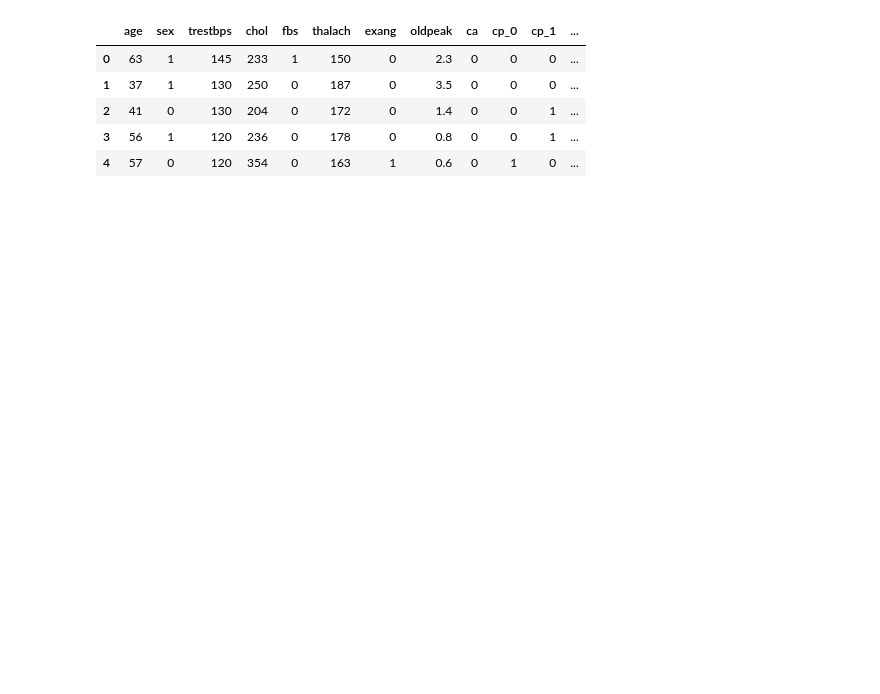
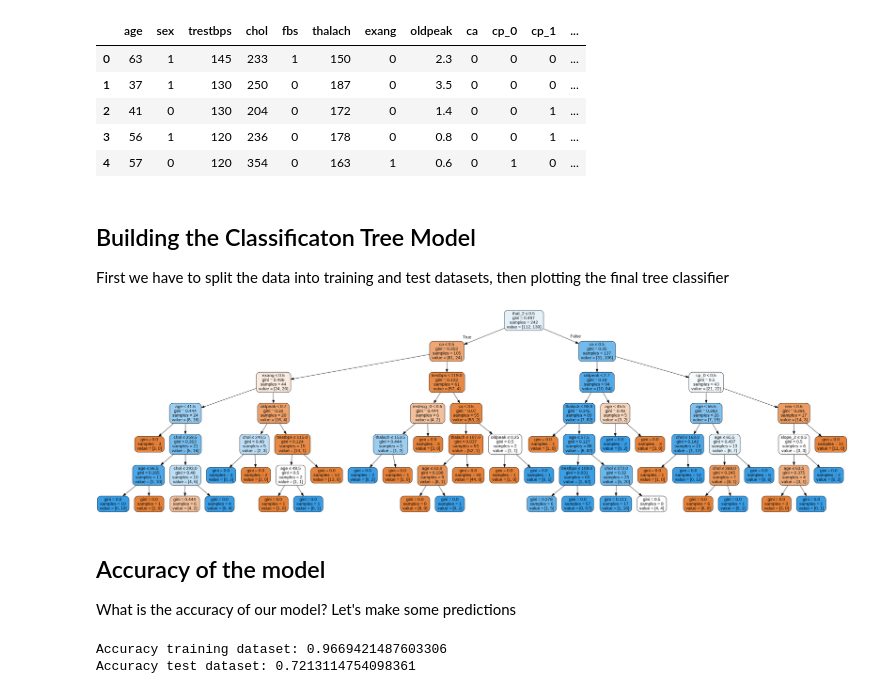
Before and after one commit to ijuanfe/uv-ai_project2, a Jupyter notebook: kaggle-classification-project2.ipynb, the cells around one changed output. Saved outputs shown, nothing was run; the diff lists cells and outputs as text; code cells hidden in the pictures; blank space fills up the shorter version.

```diff
--- a/kaggle-classification-project2.ipynb
+++ b/kaggle-classification-project2.ipynb
@@ -293,3 +296,33 @@ X_encoded.head()
 | 2 | 41 | 0 | 130 | 204 | 0 | 172 | 0 | 1.4 | 0 | 0 | 1 | ... |
 | 3 | 56 | 1 | 120 | 236 | 0 | 178 | 0 | 0.8 | 0 | 0 | 1 | ... |
 | 4 | 57 | 0 | 120 | 354 | 0 | 163 | 1 | 0.6 | 0 | 1 | 0 | ... |
+# %% [markdown]
+## Building the Classificaton Tree Model
+First we have to split the data into training and test datasets, then plotting the final tree classifier
+# %%
+# Spliting the data into training and test sets
+X_train_dt, X_test_dt, y_train_dt, y_test_dt = train_test_split(X_encoded, y, train_size = 0.8, test_size = 0.2)
+decision_tree_model = DecisionTreeClassifier(max_depth=6)
+decision_tree_model = decision_tree_model.fit(X_train_dt, y_train_dt)
+# Plotting the final tree classifier
+dot_data = StringIO()
+export_graphviz(decision_tree_model, out_file=dot_data,
+                filled=True, rounded=True,
+                special_characters=True,feature_names = X_encoded.columns)
+graph = pydotplus.graph_from_dot_data(dot_data.getvalue())
+Image(graph.create_png())
+# %% [output]
+[figure, added]
+# %% [markdown]
+## Accuracy of the model
+What is the accuracy of our model? Let's make some predictions
+# %%
+# Predict the response for training and test dataset
+y_train_pred_dt = decision_tree_model.predict(X_train_dt.values) # 80%
+y_test_pred_dt = decision_tree_model.predict(X_test_dt.values)   # 20%
+# Model accuracy: it tells how often is the classifier correct
+print("Accuracy training dataset:", metrics.accuracy_score(y_train_dt, y_train_pred_dt))
+print("Accuracy test dataset:", metrics.accuracy_score(y_test_dt, y_test_pred_dt))
+# %% [output]
+Accuracy training dataset: 0.9669421487603306
+Accuracy test dataset: 0.7213114754098361
```
Also changed, not shown: parts of 50 cells of this notebook.
